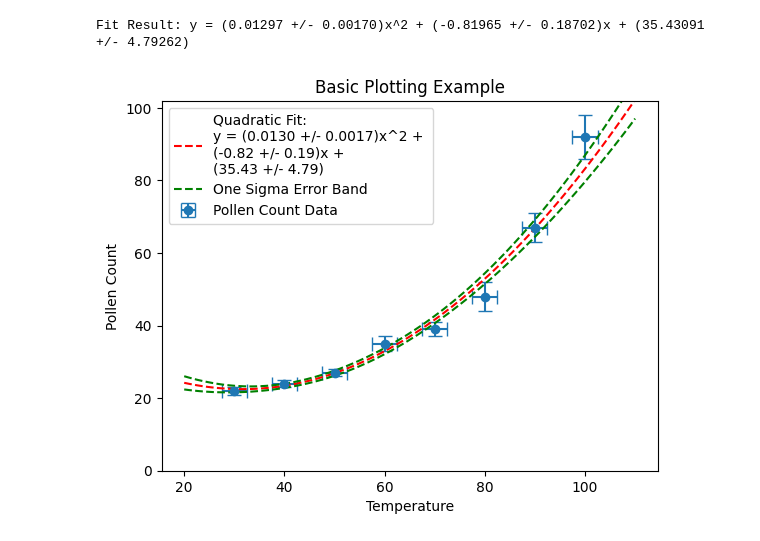
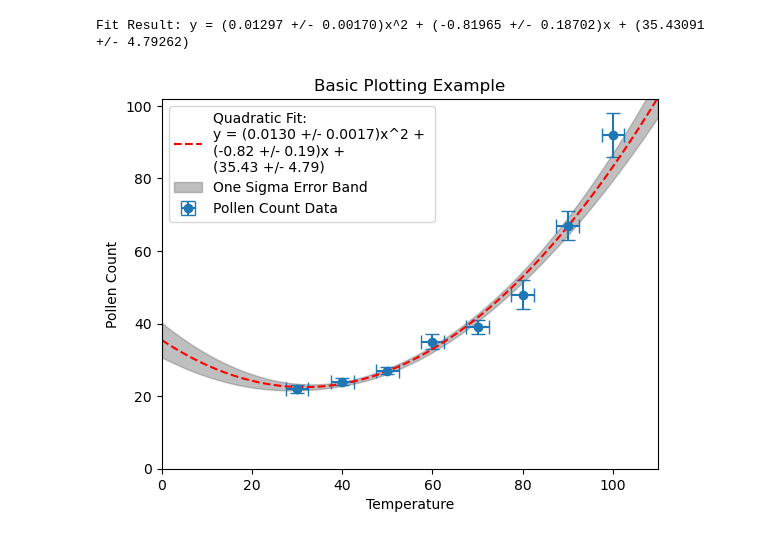
Before and after one commit to brash99/cpsc250, a Jupyter notebook: Week4_Examples/basic_data_plotting.ipynb, the cells around one changed output. Drawn from its saved outputs; the diff is of its cells as text; code cells hidden in the pictures.

```diff
--- a/Week4_Examples/basic_data_plotting.ipynb
+++ b/Week4_Examples/basic_data_plotting.ipynb
@@ -71,34 +71,37 @@ plt.xlabel(header_values[0])
 plt.ylabel(header_values[1])
 
 # Make sure lower limit of y-axis is zero!
 plt.ylim(0)
 
 # Possibly, choose logarithmic x and/or y scales.
 # plt.xscale('log')
 # plt.yscale('log')
 #
 # Step 3d:  Plot the fit result
-xlow = min(xi) - 10
+xlow = min(xi) - 30
 xhigh = max(xi) + 10
 xfit = np.linspace(xlow, xhigh, 100)
 yfit = fitfunction(xfit,*popt)
 
 plt.plot(xfit,yfit,'r--', label = f"Quadratic Fit: \ny = ({a:.4f} +/- {da:.4f})x^2 + \n({b:.2f} +/- {db:.2f})x + \n({c:.2f} +/- {dc:.2f})")
 
 # Step 4:  Plot the error band
 
 plot_error_band = True
 
 if plot_error_band:
     ps = np.random.multivariate_normal(popt,pcov,10000)
     ysample = np.asarray([fitfunction(xfit,*pi) for pi in ps])
 
     lower = np.percentile(ysample, 16.0, axis=0)
     upper = np.percentile(ysample, 84.0, axis=0)
-    plt.plot(xfit,upper,'g--', label='One Sigma Error Band')
-    plt.plot(xfit,lower,'g--')
+
+    plt.fill_between(xfit,lower,upper,color='gray',alpha=0.5, label='One Sigma Error Band')
+
+# set x and y axis limits
+plt.xlim(0, xhigh)
 
 plt.legend()
 plt.show()
 # %% [output]
-[figure, old version]
+[figure, new version]
```
Also changed, not shown: parts of 1 cell of this notebook, 1 other file.
